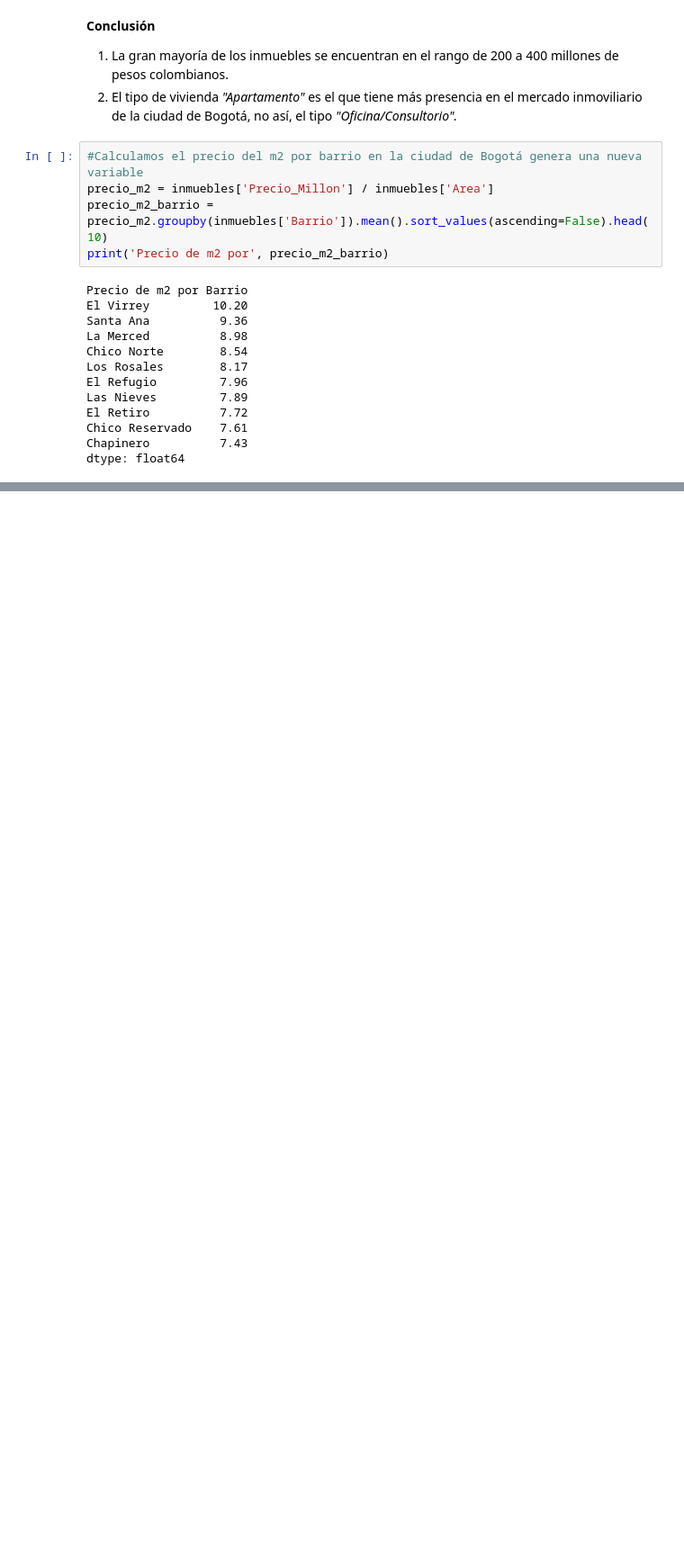
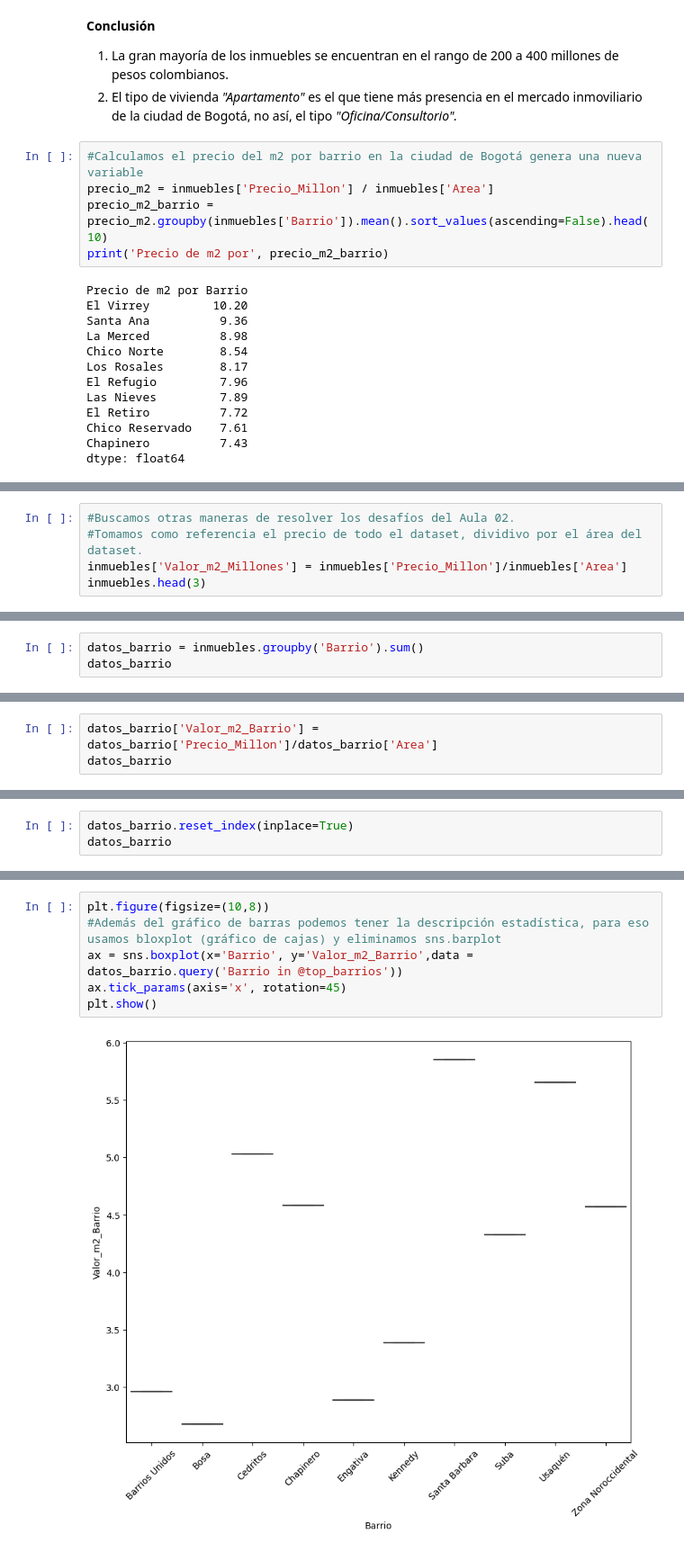
Before and after one commit to costimedina/inmersion-datos-alura, a Jupyter notebook: INMERSION_DATOS_AULA.ipynb, the cells around one changed output, grey strips where cells are left out. Shown at 90% size. Drawn from its saved outputs; the diff is of its cells as text; blank space fills up the shorter version.

```diff
--- a/INMERSION_DATOS_AULA.ipynb
+++ b/INMERSION_DATOS_AULA.ipynb
@@ -628,0 +644,5 @@ plt.show()
+# %%
+#Buscamos otras maneras de resolver los desafíos del Aula 02.
+#Tomamos como referencia el precio de todo el dataset, dividivo por el área del dataset.
+inmuebles['Valor_m2_Millones'] = inmuebles['Precio_Millon']/inmuebles['Area']
+inmuebles.head(3)
@@ -628,0 +671,3 @@ plt.show()
+# %%
+datos_barrio = inmuebles.groupby('Barrio').sum()
+datos_barrio
@@ -628,0 +689,3 @@ plt.show()
+# %%
+datos_barrio['Valor_m2_Barrio'] = datos_barrio['Precio_Millon']/datos_barrio['Area']
+datos_barrio
@@ -628,0 +722,3 @@ plt.show()
+# %%
+datos_barrio.reset_index(inplace=True)
+datos_barrio
@@ -628,0 +753,8 @@ plt.show()
+# %%
+plt.figure(figsize=(10,8))
+#Además del gráfico de barras podemos tener la descripción estadística, para eso usamos bloxplot (gráfico de cajas) y eliminamos sns.barplot
+ax = sns.boxplot(x='Barrio', y='Valor_m2_Barrio',data = datos_barrio.query('Barrio in @top_barrios'))
+ax.tick_params(axis='x', rotation=45)
+plt.show()
+# %% [output]
+[figure, added]
```
Also changed, not shown: parts of 38 cells of this notebook.
